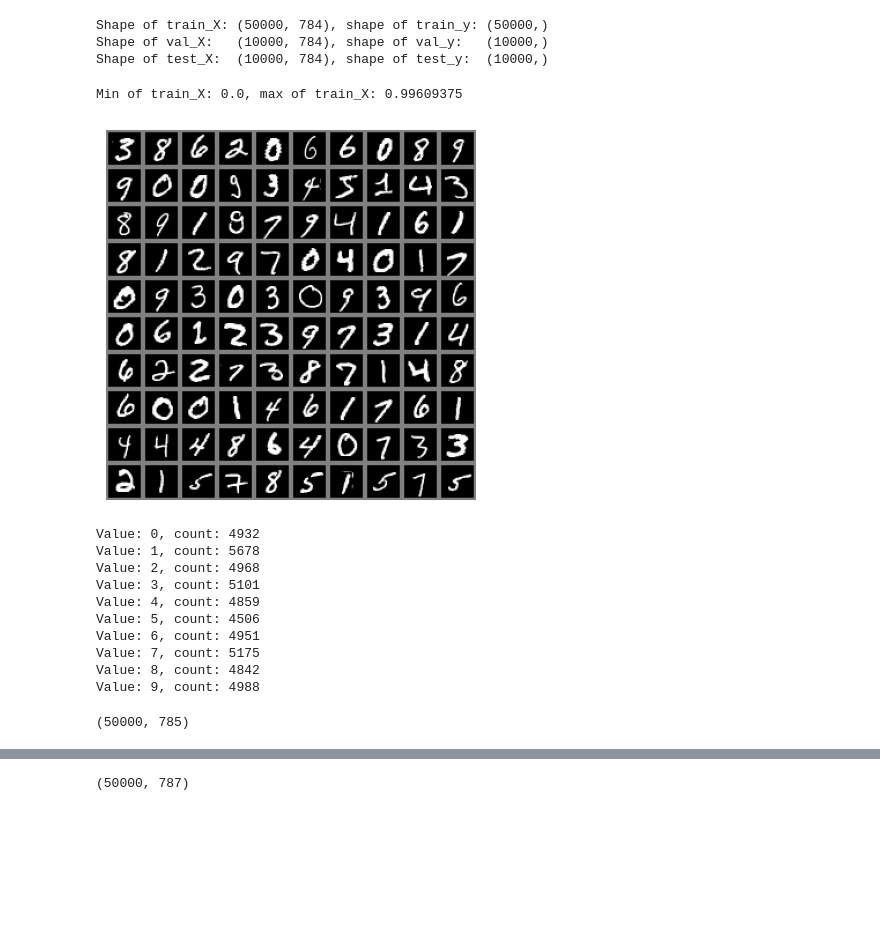
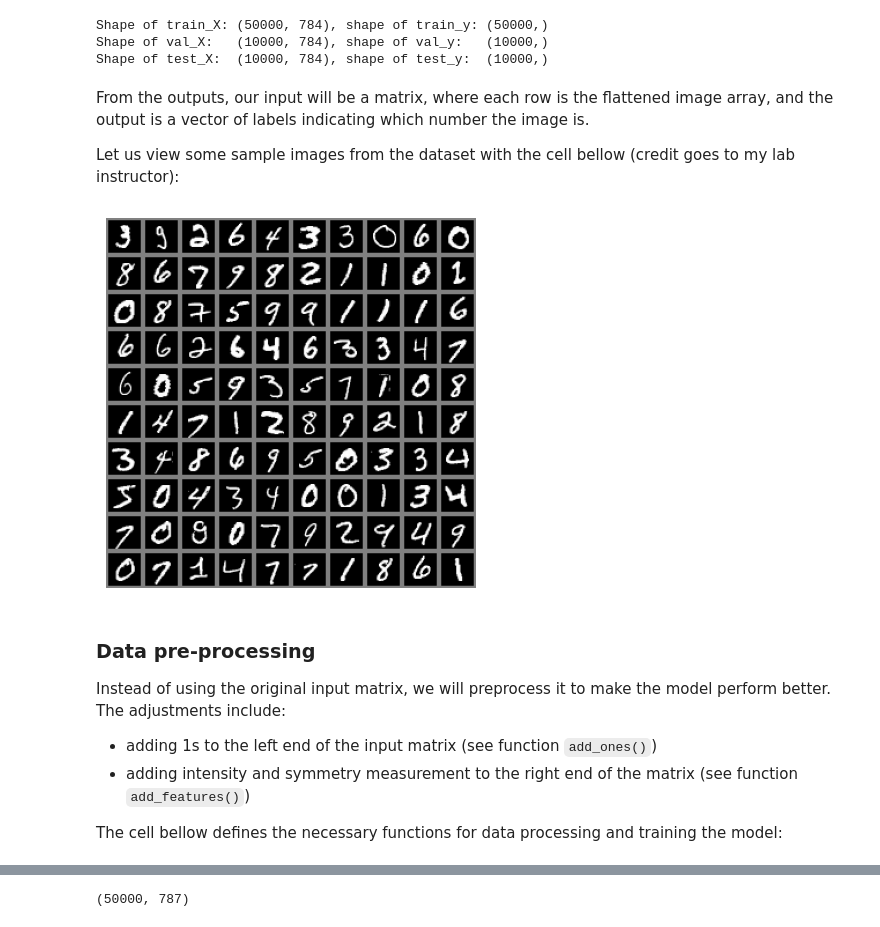
Before and after one commit to TGHuybu/MNIST-Digit-Classification, a Jupyter notebook: MNIST_Digit_Classification.ipynb, the cells around one changed output, grey strips where cells are left out. Cells and saved outputs as stored; diff of their text form; code cells hidden in the pictures; blank space fills up the shorter version.

```diff
--- a/MNIST_Digit_Classification.ipynb
+++ b/MNIST_Digit_Classification.ipynb
@@ -10,7 +11,10 @@ First and foremost, let us import the necessary libraries. Run the bellow cell *
 # %%
 import numpy as np
+import matplotlib.pyplot as plt
 import os
 import pickle
 import gzip
-import matplotlib.pyplot as plt
-plt.style.use('ggplot') # Để hình vẽ đẹp hơn một xíu ...
+
+# To check elapsed time
+import time
+from datetime import timedelta
@@ -37,46 +47,27 @@ print(f'Shape of test_X:  {test_X.shape}, shape of test_y:  {test_y.shape}')
 Shape of train_X: (50000, 784), shape of train_y: (50000,)
 Shape of val_X:   (10000, 784), shape of val_y:   (10000,)
 Shape of test_X:  (10000, 784), shape of test_y:  (10000,)
-# %%
-print(f'Min of train_X: {train_X.min()}, max of train_X: {train_X.max()}')
-# %% [output]
-Min of train_X: 0.0, max of train_X: 0.99609375
+# %% [markdown]
+From the outputs, our input will be a matrix, where each row is the flattened image array, and the output is a vector of labels indicating which number the image is.
+
+Let us view some sample images from the dataset with the cell bellow (credit goes to my lab instructor):
 # %%
 n_rimages = 10; n_cimages = 10
 padding = 2
 canvas = 0.5 * np.ones((n_rimages * (28 + 2 * padding), n_cimages * (28 + 2 * padding)))
 rand_idxs = np.random.permutation(np.arange(len(train_X))[:n_rimages * n_cimages])
+
 for r in range(n_rimages):
     for c in range(n_cimages):
         i = r * n_cimages + c
         image = train_X[rand_idxs[i]].reshape(28, 28)
         temp1 = r * (28 + 2 * padding) + padding
         temp2 = c * (28 + 2 * padding) + padding
         canvas[temp1:temp1 + 28, temp2:temp2 + 28] = image
+
 plt.imshow(canvas, cmap='gray', vmin=0, vmax=1)
-plt.grid(None); plt.axis('off');
+plt.grid(None)
+plt.axis('off')
+plt.show()
 # %% [output]
-[figure, old version]
+[figure, new version]
-# %%
-values, counts = np.unique(train_y, return_counts=True)
-for value, count in zip(values, counts):
-    print(f'Value: {value}, count: {count}')
-# %% [output]
-Value: 0, count: 4932
-Value: 1, count: 5678
-Value: 2, count: 4968
-Value: 3, count: 5101
-Value: 4, count: 4859
-Value: 5, count: 4506
-Value: 6, count: 4951
-Value: 7, count: 5175
-Value: 8, count: 4842
-Value: 9, count: 4988
-# %%
-def add_ones(X):
-    return np.hstack((np.ones((len(X), 1)), X))
-
-train_Z = add_ones(train_X)
-train_Z.shape
-# %% [output]
-(50000, 785)
@@ -89 +74,10 @@ def compute_smreg_output(W, X, return_prob=True):
+# %% [markdown]
+### **Data pre-processing**
+
+Instead of using the original input matrix, we will preprocess it to make the model perform better.
+The adjustments include:
+- adding 1s to the left end of the input matrix (see function `add_ones()`)
+- adding intensity and symmetry measurement to the right end of the matrix (see function `add_features()`)
+
+The cell bellow defines the necessary functions for data processing and training the model:
 # %%
```
Also changed, not shown: parts of 22 cells of this notebook.
